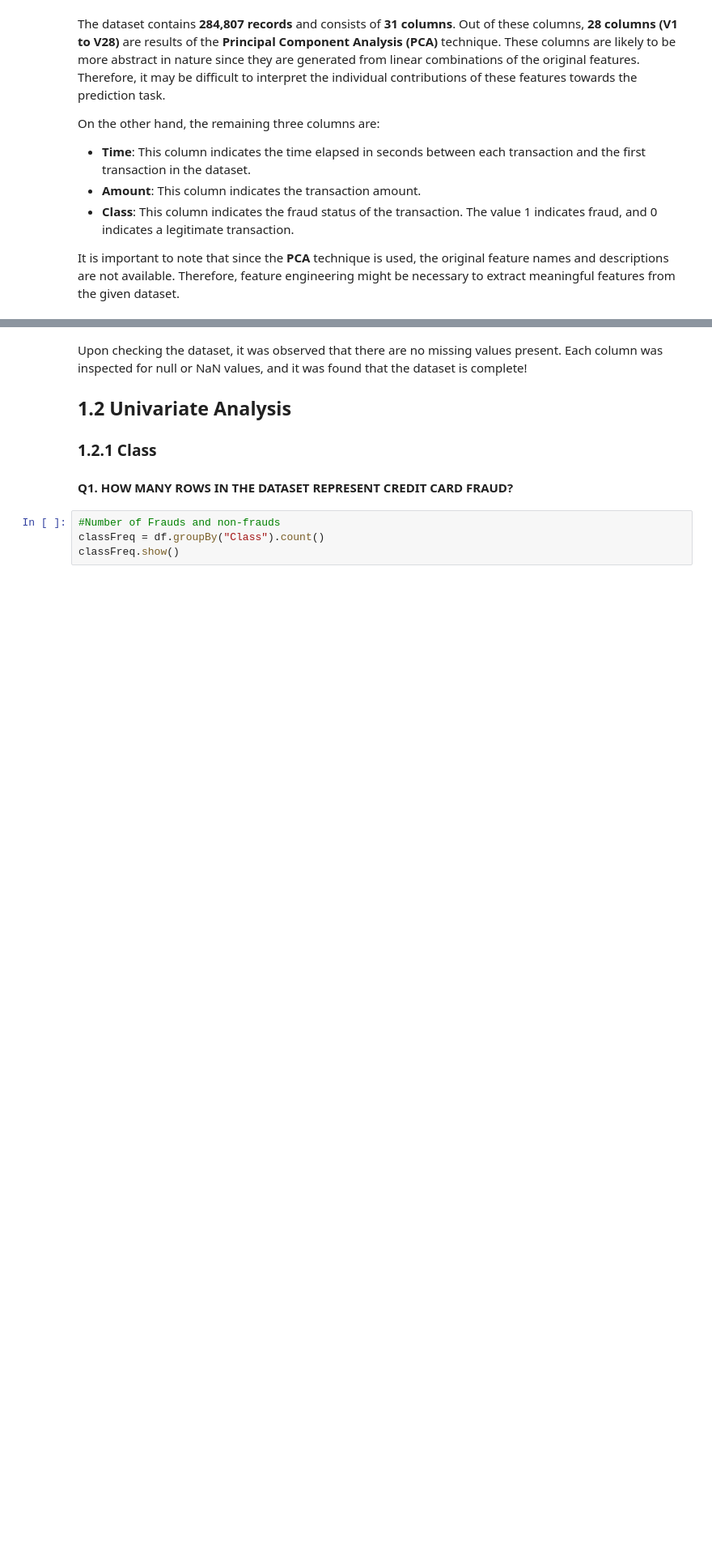
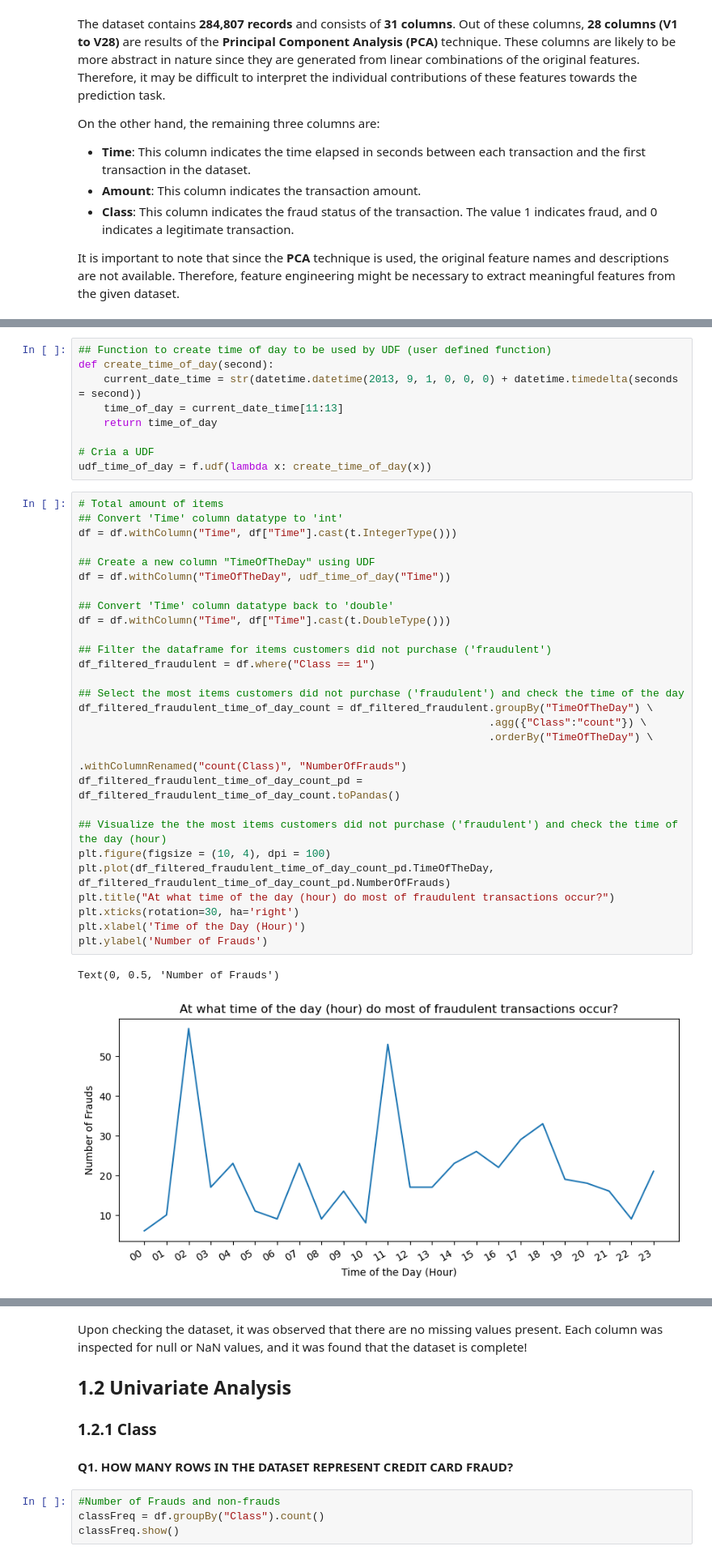
Before and after one commit to Sandokhan/creditcard-egd, a Jupyter notebook: creditcard-eda.ipynb, the cells around one changed output, grey strips where cells are left out. Shown at 81% size. Drawn from its saved outputs; the diff is of its cells as text; blank space fills up the shorter version.

Commit message:
Added 'time' part

```diff
--- a/creditcard-eda.ipynb
+++ b/creditcard-eda.ipynb
@@ -75,0 +117,40 @@ The amount column indicates the transaction amount. The biggest transaction reco
+# %%
+## Function to create time of day to be used by UDF (user defined function)
+def create_time_of_day(second):
+    current_date_time = str(datetime.datetime(2013, 9, 1, 0, 0, 0) + datetime.timedelta(seconds = second))
+    time_of_day = current_date_time[11:13]
+    return time_of_day
+
+# Cria a UDF
+udf_time_of_day = f.udf(lambda x: create_time_of_day(x))
+# %%
+# Total amount of items
+## Convert 'Time' column datatype to 'int'
+df = df.withColumn("Time", df["Time"].cast(t.IntegerType()))
+
+## Create a new column "TimeOfTheDay" using UDF
+df = df.withColumn("TimeOfTheDay", udf_time_of_day("Time"))
+
+## Convert 'Time' column datatype back to 'double'
+df = df.withColumn("Time", df["Time"].cast(t.DoubleType()))
+
+## Filter the dataframe for items customers did not purchase ('fraudulent')
+df_filtered_fraudulent = df.where("Class == 1")
+
+## Select the most items customers did not purchase ('fraudulent') and check the time of the day
+df_filtered_fraudulent_time_of_day_count = df_filtered_fraudulent.groupBy("TimeOfTheDay") \
+                                                                 .agg({"Class":"count"}) \
+                                                                 .orderBy("TimeOfTheDay") \
+                                                                 .withColumnRenamed("count(Class)", "NumberOfFrauds")
+df_filtered_fraudulent_time_of_day_count_pd = df_filtered_fraudulent_time_of_day_count.toPandas()
+
+## Visualize the the most items customers did not purchase ('fraudulent') and check the time of the day (hour)
+plt.figure(figsize = (10, 4), dpi = 100)
+plt.plot(df_filtered_fraudulent_time_of_day_count_pd.TimeOfTheDay, df_filtered_fraudulent_time_of_day_count_pd.NumberOfFrauds)
+plt.title("At what time of the day (hour) do most of fraudulent transactions occur?")
+plt.xticks(rotation=30, ha='right')
+plt.xlabel('Time of the Day (Hour)')
+plt.ylabel('Number of Frauds')
+# %% [output]
+Text(0, 0.5, 'Number of Frauds')
+[figure, added]
```
Also changed, not shown: parts of 31 cells of this notebook, 1 other file.
